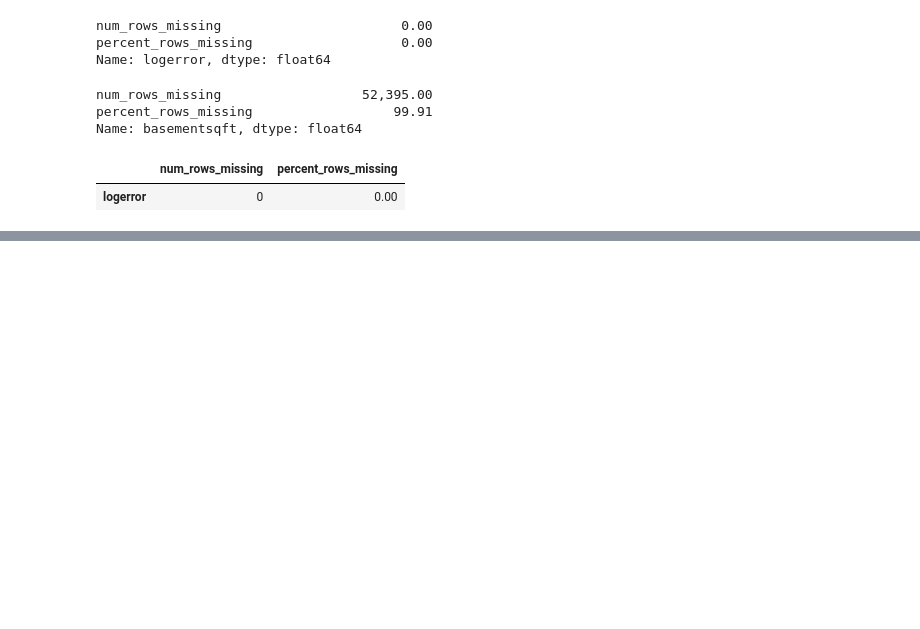
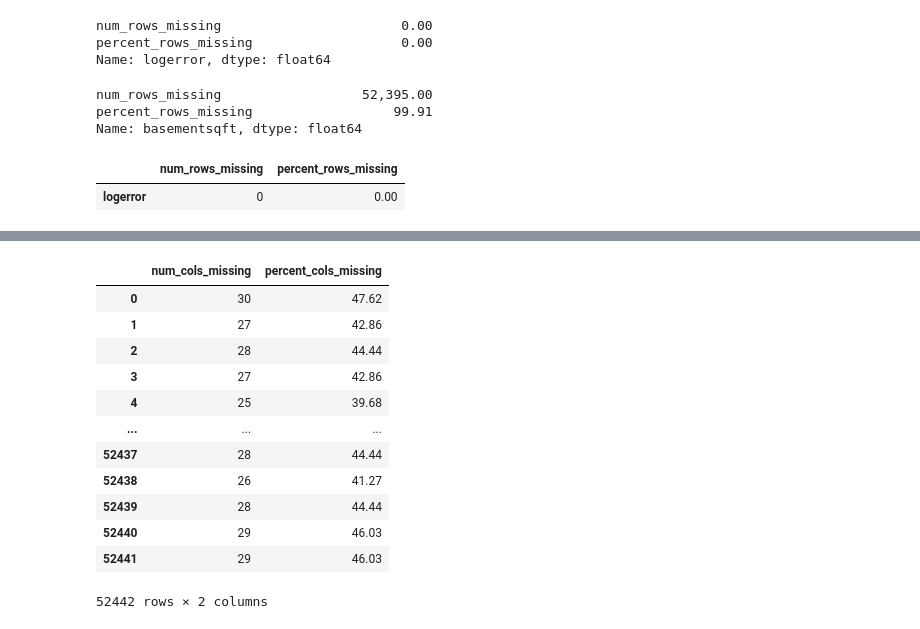
Before and after one commit to cristinalucin/clustering-exercises, a Jupyter notebook: zillow.ipynb, the cells around one changed output, grey strips where cells are left out. Cells and saved outputs as stored; diff of their text form; code cells hidden in the pictures; blank space fills up the shorter version.

```diff
--- a/zillow.ipynb
+++ b/zillow.ipynb
@@ -132,0 +180,19 @@ null_col_df.loc[['logerror']]
+# %%
+null_row_df = pd.DataFrame({'num_cols_missing': df.isnull().sum(axis=1),
+             'percent_cols_missing': df.isnull().sum(axis=1)/df.shape[1] *100})
+# %%
+null_row_df
+# %% [output]
+|  | num_cols_missing | percent_cols_missing |
+| 0 | 30 | 47.62 |
+| 1 | 27 | 42.86 |
+| 2 | 28 | 44.44 |
+| 3 | 27 | 42.86 |
+| 4 | 25 | 39.68 |
+| ... | ... | ... |
+| 52437 | 28 | 44.44 |
+| 52438 | 26 | 41.27 |
+| 52439 | 28 | 44.44 |
+| 52440 | 29 | 46.03 |
+| 52441 | 29 | 46.03 |
+52442 rows × 2 columns
```
Also changed, not shown: parts of 19 cells of this notebook, 2 other files.
